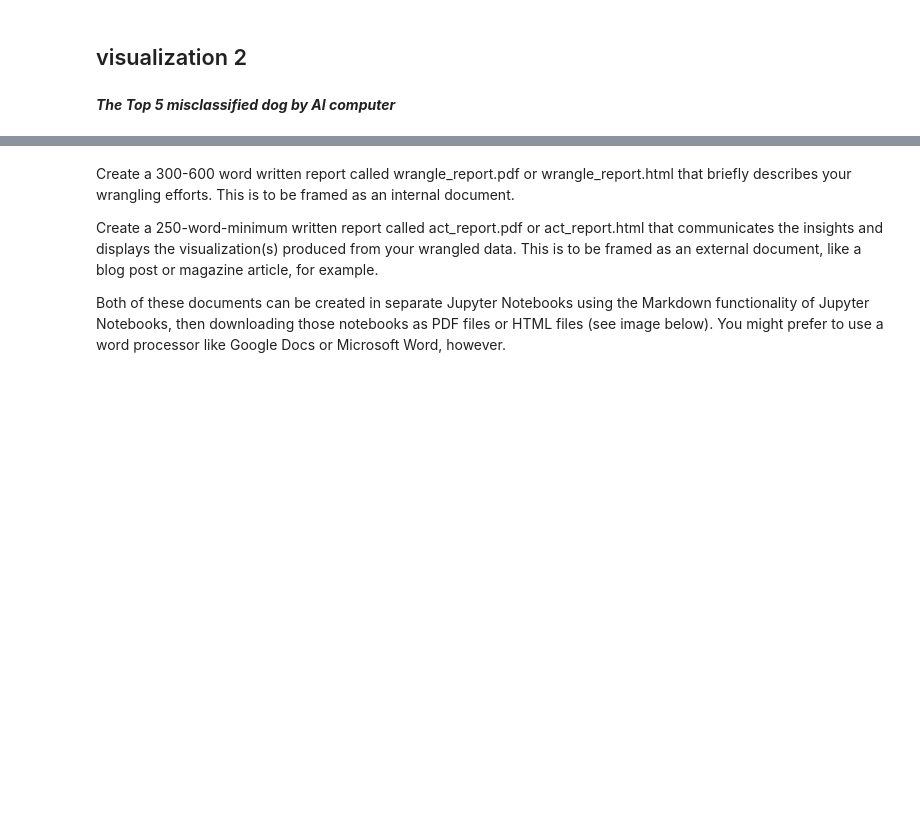
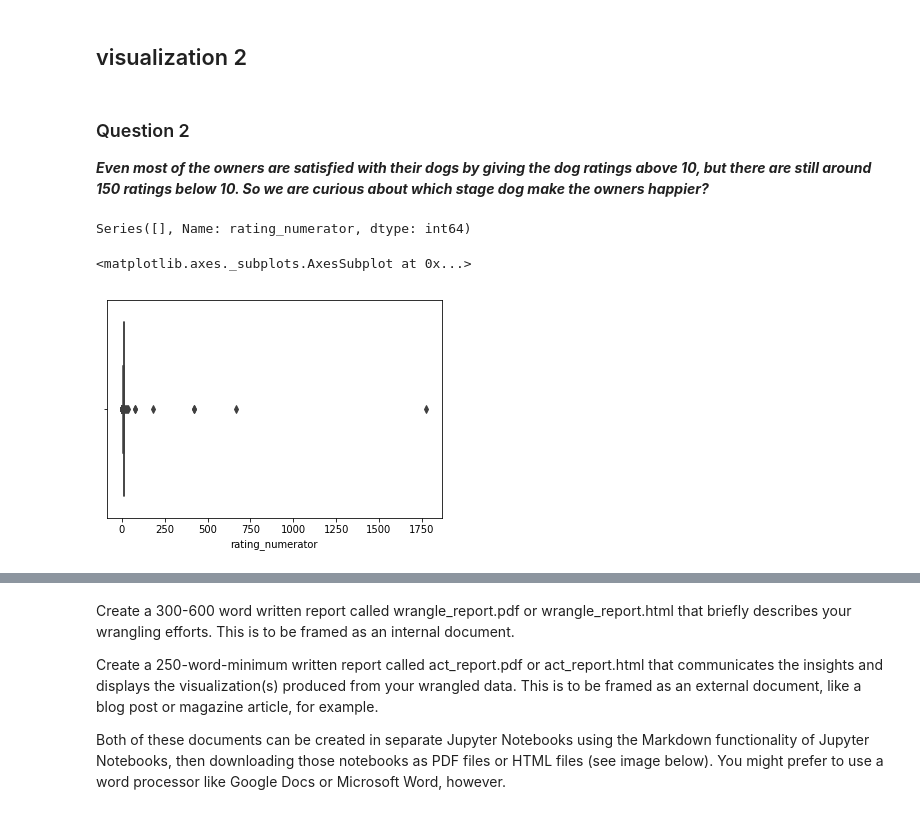
Before and after one commit to EllenZhangYarong/DataScience, a Jupyter notebook: DAND/CapstoneProjects/Project3_Twitter_WeRateDogs/wrangle_act.ipynb, the cells around one changed output, grey strips where cells are left out. Drawn from its saved outputs; the diff is of its cells as text; code cells hidden in the pictures; blank space fills up the shorter version.

```diff
--- a/DAND/CapstoneProjects/Project3_Twitter_WeRateDogs/wrangle_act.ipynb
+++ b/DAND/CapstoneProjects/Project3_Twitter_WeRateDogs/wrangle_act.ipynb
@@ -983,4 +1031,15 @@ plt.show()
 # %% [markdown]
 ## visualization 2
-# %% [markdown]
-***The Top 5 misclassified dog by AI computer***
+# %% [markdown]
+### Question 2
+***Even most of the owners are satisfied with their dogs by giving the dog ratings above 10, but there are still around 150 ratings below 10. So we are curious about which stage dog make the owners happier?***
+# %%
+df['rating_numerator'].value_counts()
+# %% [output]
+Series([], Name: rating_numerator, dtype: int64)
+# %%
+import seaborn as sns
+sns.boxplot(df['rating_numerator'])
+# %% [output]
+<matplotlib.axes._subplots.AxesSubplot at 0x...>
+[figure, added]
```
Also changed, not shown: parts of 64 cells of this notebook.
